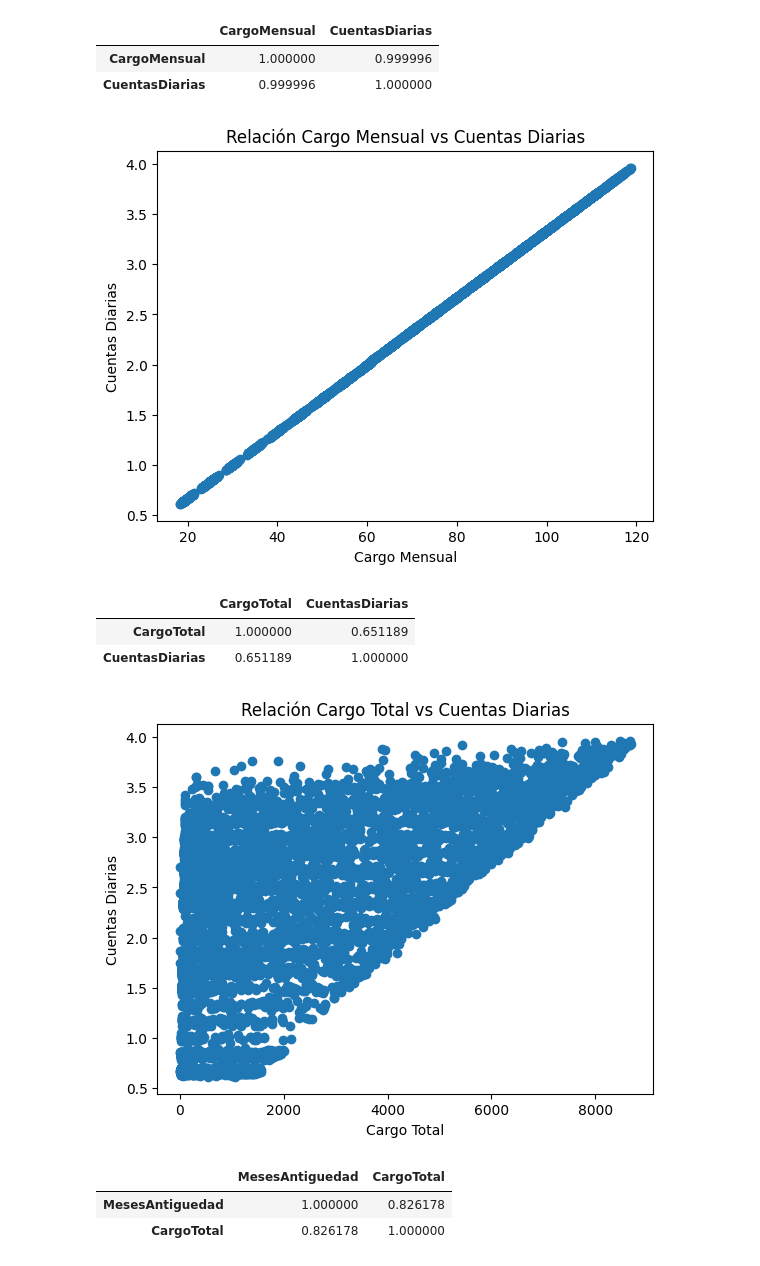
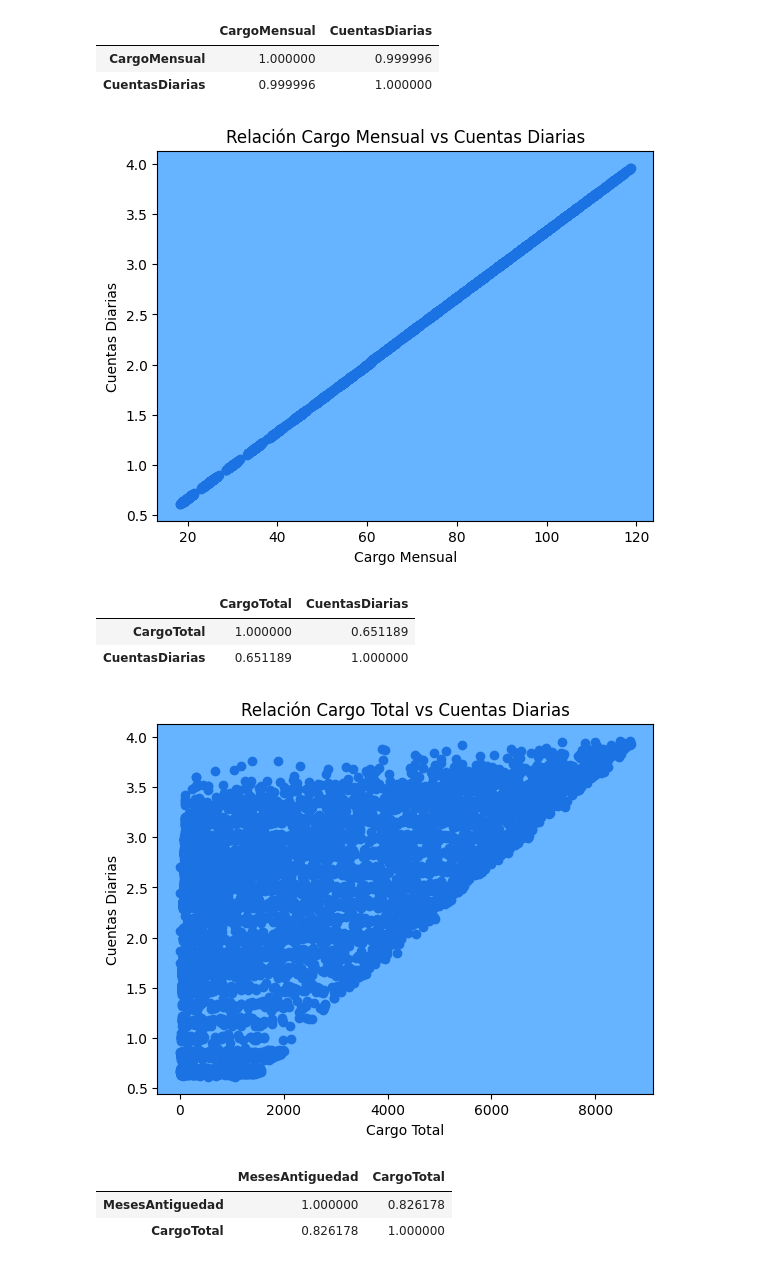
Before and after one commit to DanielRaiicHu/telecom_x_2, a Jupyter notebook: telecom_x_2.ipynb, the cells around one changed output. Saved outputs shown, nothing was run; the diff lists cells and outputs as text; code cells hidden in the pictures.

```diff
--- a/telecom_x_2.ipynb
+++ b/telecom_x_2.ipynb
@@ -557,14 +354,23 @@ datos_codificados[['CargoMensual', 'CuentasDiarias']].corr()
 |  | CargoMensual | CuentasDiarias |
 | CargoMensual | 1.000000 | 0.999996 |
 | CuentasDiarias | 0.999996 | 1.000000 |
+# %%
+# Paleta de colores
+color_si, color_no, color_nulo_1, color_nulo_2 = '#66b3ff', '#FF6666', '#999999', '#808080'
+color_masculino, color_femenino = '#66b3ff','#da86da'
+color_fondo = '#f3e9ea'
+color_interior = '#ebf9ff'
+color_borde = '#999999'
+color_1, color_2, color_3, color_4, color_5, color_6, color_7 ='#1bb5e2','#66b3ff','#5a1be2','#1b21e2','#1bd9e2','#1b72e2','#c71be2'
 # %%
-plt.scatter(datos_codificados['CargoMensual'],datos_codificados['CuentasDiarias']) #ejes x,y
+plt.scatter(datos_codificados['CargoMensual'],datos_codificados['CuentasDiarias'],color = color_6) #ejes x,y
 plt.title('Relación Cargo Mensual vs Cuentas Diarias')
 plt.xlabel('Cargo Mensual')
 plt.ylabel('Cuentas Diarias')
+plt.gca().set_facecolor(color_2)
 plt.show()
 # %% [output]
-[figure, old version]
+[figure, new version]
 # %%
 datos_codificados[['CargoTotal', 'CuentasDiarias']].corr()
 # %% [output]
@@ -572,13 +378,14 @@ datos_codificados[['CargoTotal', 'CuentasDiarias']].corr()
 | CargoTotal | 1.000000 | 0.651189 |
 | CuentasDiarias | 0.651189 | 1.000000 |
 # %%
-plt.scatter(datos_codificados['CargoTotal'],datos_codificados['CuentasDiarias']) #ejes x,y
+plt.scatter(datos_codificados['CargoTotal'],datos_codificados['CuentasDiarias'],color = color_6) #ejes x,y
 plt.title('Relación Cargo Total vs Cuentas Diarias')
 plt.xlabel('Cargo Total')
 plt.ylabel('Cuentas Diarias')
+plt.gca().set_facecolor(color_2)
 plt.show()
 # %% [output]
-[figure, old version]
+[figure, new version]
 # %%
 datos_codificados[['MesesAntiguedad', 'CargoTotal']].corr()
 # %% [output]
```
Also changed, not shown: parts of 33 cells of this notebook.
